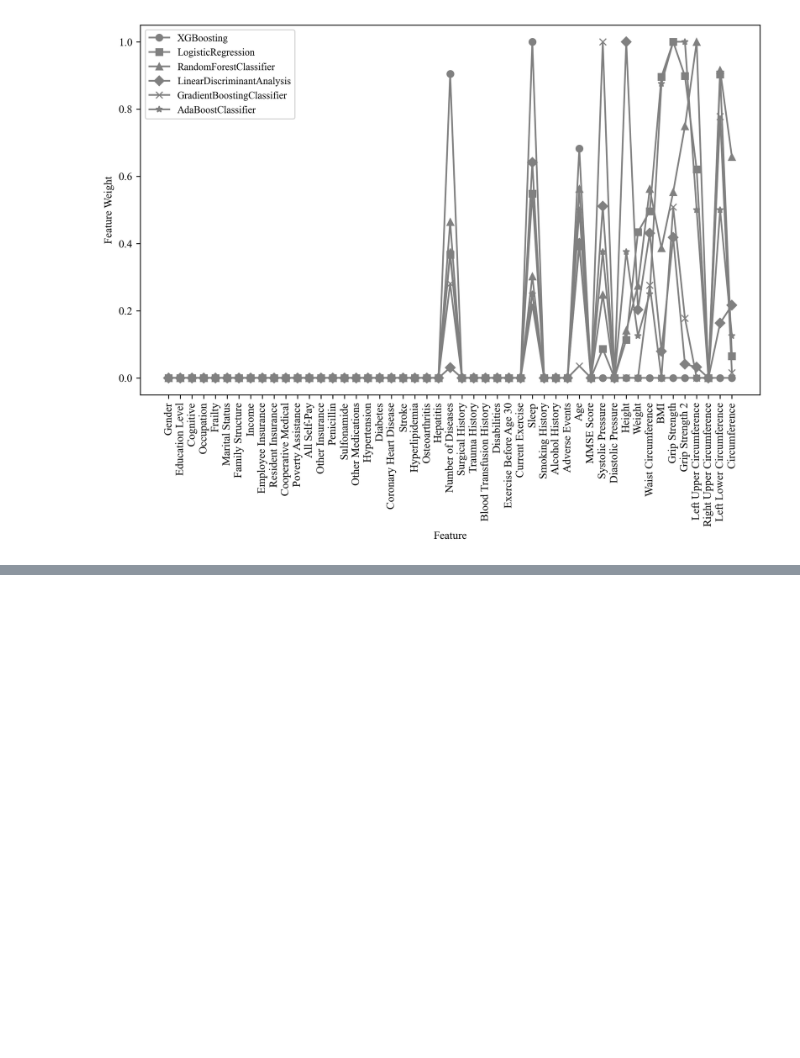
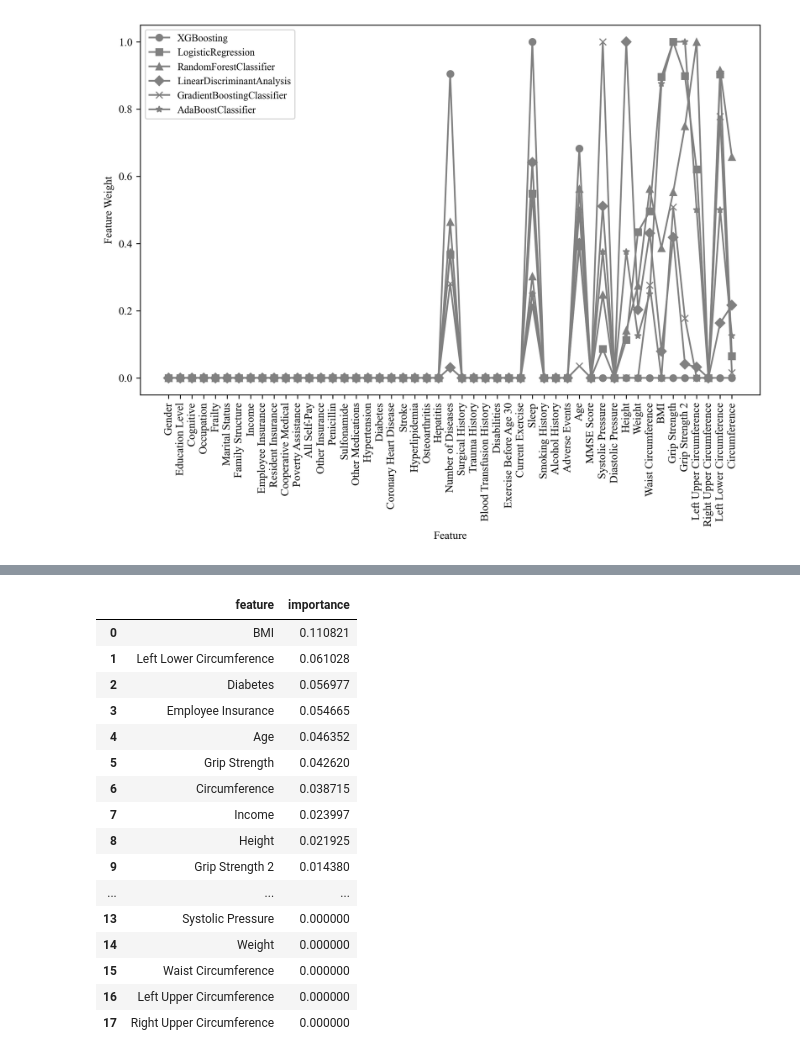
Before and after one commit to xzl12080/frailty, a Jupyter notebook: 衰弱(蒙汉).ipynb, the cells around one changed output, grey strips where cells are left out. Saved outputs shown, nothing was run; the diff lists cells and outputs as text; code cells hidden in the pictures; blank space fills up the shorter version.

```diff
--- a/衰弱(蒙汉).ipynb
+++ b/衰弱(蒙汉).ipynb
@@ -671,9 +685,9 @@ for model,name in zip(use_models,use_models_names):
     feature_importance_list.append(feature_importance)
     y_pre = model.predict(hxtest)
     y_all_prob, y_pos_prob = model.predict_proba(hxtest), model.predict_proba(hxtest)[:,1]
-    save_path = f"C:\\Users\\10634\\Desktop\\frailty\\英文\\汉族\\image\\roc_new\\{name}_roc.png"
-    plot_roc(hytest,y_pos_prob,y_all_prob,save_path)
-    plt.close()
+    # save_path = f"C:\\Users\\10634\\Desktop\\frailty\\英文\\汉族\\image\\roc_new\\{name}_roc.png"
+    # plot_roc(hytest,y_pos_prob,y_all_prob,save_path)
+    # plt.close()
 # %% [output]
 STOP: TOTAL NO. of ITERATIONS REACHED LIMIT.
 
@@ -1237,0 +1288,20 @@ plt.show()
+# %%
+mon_feature_importance_list[0]
+# %% [output]
+|  | feature | importance |
+| 0 | BMI | 0.110821 |
+| 1 | Left Lower Circumference | 0.061028 |
+| 2 | Diabetes | 0.056977 |
+| 3 | Employee Insurance | 0.054665 |
+| 4 | Age | 0.046352 |
+| 5 | Grip Strength | 0.042620 |
+| 6 | Circumference | 0.038715 |
+| 7 | Income | 0.023997 |
+| 8 | Height | 0.021925 |
+| 9 | Grip Strength 2 | 0.014380 |
+| ... | ... | ... |
+| 13 | Systolic Pressure | 0.000000 |
+| 14 | Weight | 0.000000 |
+| 15 | Waist Circumference | 0.000000 |
+| 16 | Left Upper Circumference | 0.000000 |
+| 17 | Right Upper Circumference | 0.000000 |
```
Also changed, not shown: parts of 13 cells of this notebook.
